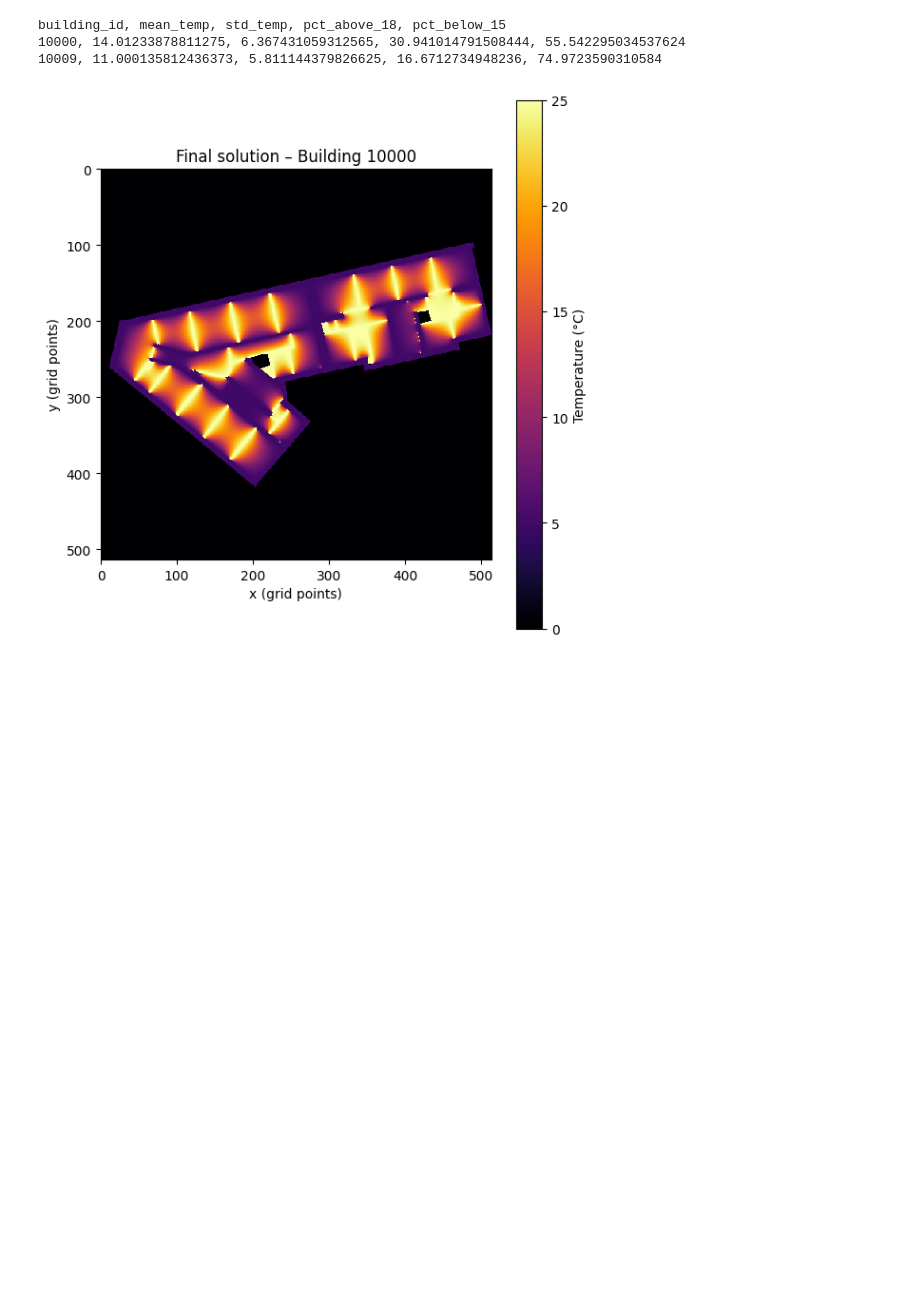
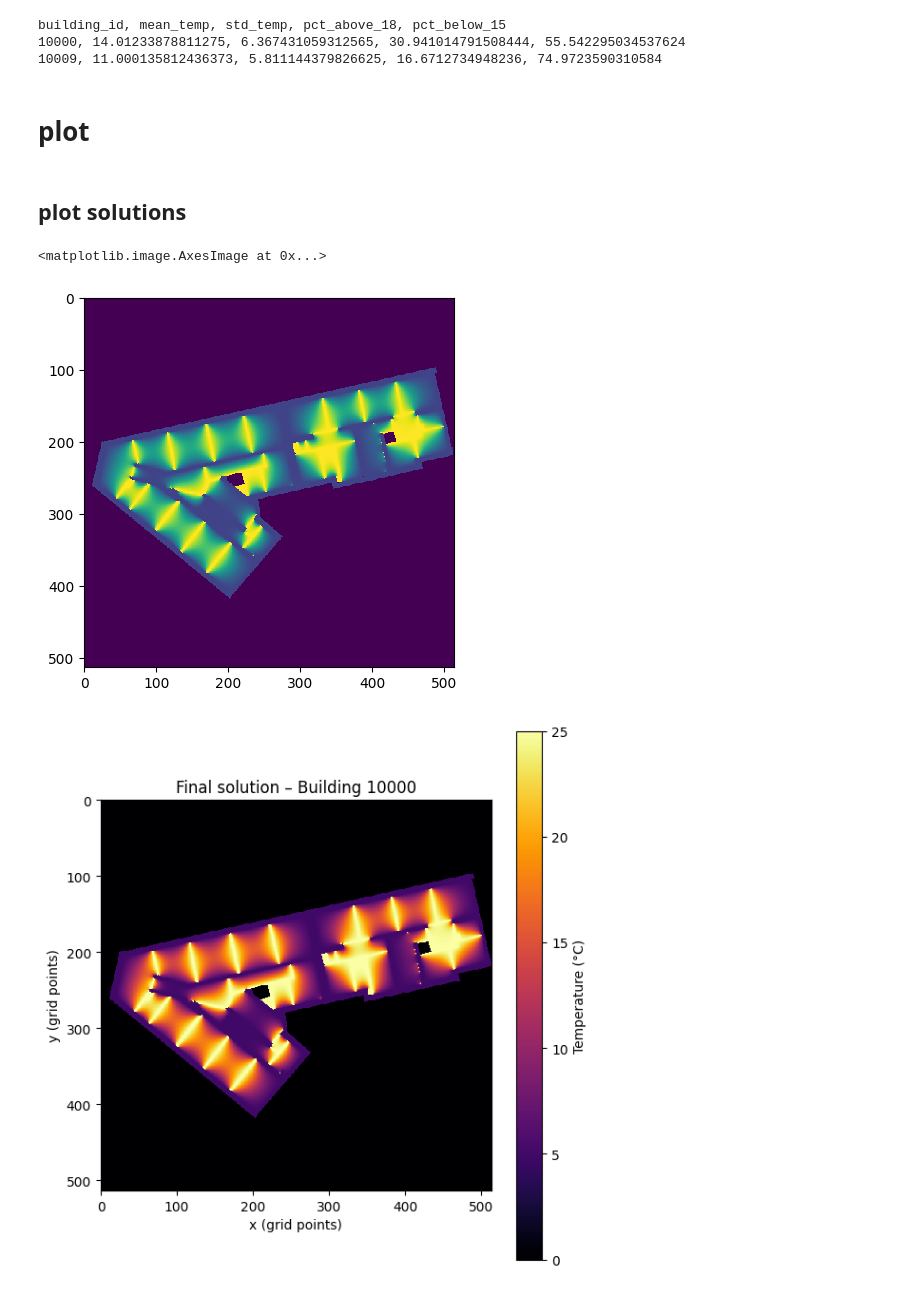
Before and after one commit to IdaUgilt/PyHPC_Project, a Jupyter notebook: Plot.ipynb, the cells around one changed output. Saved outputs shown, nothing was run; the diff lists cells and outputs as text; code cells hidden in the pictures; blank space fills up the shorter version.

```diff
--- a/Legepladsen.ipynb
+++ b/Plot.ipynb
@@ -105,3 +102,15 @@ u = jacobi(u0, interior_mask, MAX_ITER, ABS_TOL)
+# %% [markdown]
+# plot
+# %% [markdown]
+## plot solutions
+# %%
+u0, interior_mask = load_data(LOAD_DIR, '10000')
+u = jacobi(u0, interior_mask, MAX_ITER, ABS_TOL)
+
+plt.imshow(u, interpolation='none')
+# %% [output]
+<matplotlib.image.AxesImage at 0x...>
+[figure, added]
 # %%
 plt.figure(figsize=(6, 6))
 plt.imshow(u, interpolation='none', cmap='inferno', vmin=0, vmax=25)
```
Also changed, not shown: parts of 15 cells of this notebook, 6 other files.
